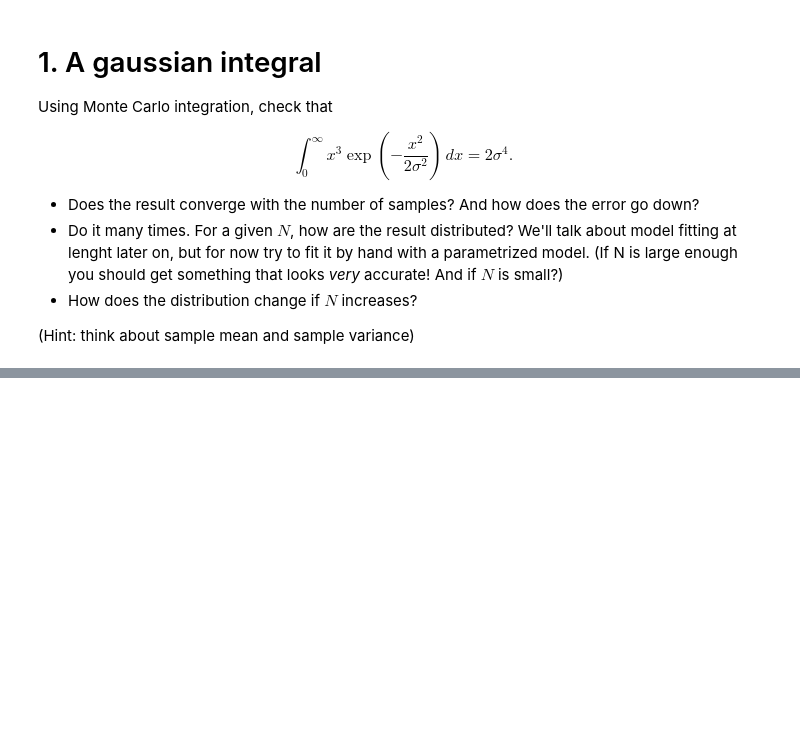
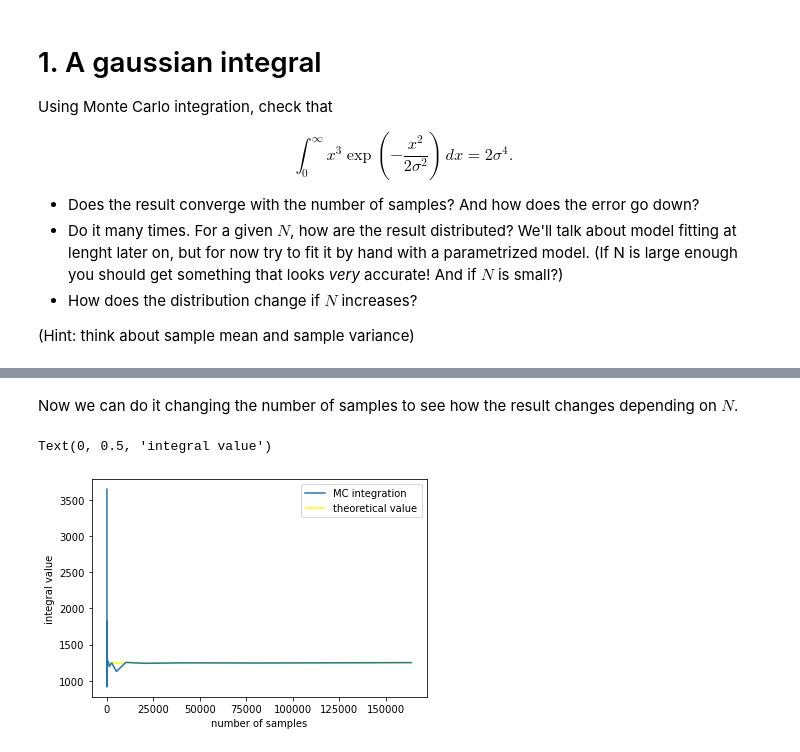
Before and after one commit to lisam10/astrostatistics_bicocca_2024, a Jupyter notebook: working/W03_Gaussian.ipynb, the cells around one changed output, grey strips where cells are left out. Drawn from its saved outputs; the diff is of its cells as text; code cells hidden in the pictures; blank space fills up the shorter version.

```diff
--- a/working/W03_Gaussian.ipynb
+++ b/working/W03_Gaussian.ipynb
@@ -74,0 +55,28 @@ TypeError: unsupported operand type(s) for *: 'NoneType' and 'float'
+# %% [markdown]
+Now we can do it changing the number of samples to see how the result changes depending on $N$.
+# %%
+#doing it again but changing sample_n
+sample_n = 10
+
+#number of time we increase sample_n
+runs_n = 15
+
+def MC_integration (sample, mean, sigma):
+    x = np.absolute(np.random.normal (mean, sigma, sample))
+    return (np.sqrt(2 * np.pi) * sigma) * np.mean(cube(x)) * 0.5
+
+int_results = np.empty(runs_n)
+samples = []
+
+for i in range(runs_n):
+    samples.append (sample_n * np.power(2, i))
+    int_results[i] = MC_integration (samples[i], mean, sigma)
+
+plt.plot(samples, int_results, label = 'MC integration')
+plt.hlines(2 * np.power(sigma, 4), 0, samples[runs_n - 1], 'yellow', label = 'theoretical value')
+plt.legend()
+plt.xlabel('number of samples')
+plt.ylabel('integral value')
+# %% [output]
+Text(0, 0.5, 'integral value')
+[figure, added]
```
Also changed, not shown: parts of 4 cells of this notebook.
